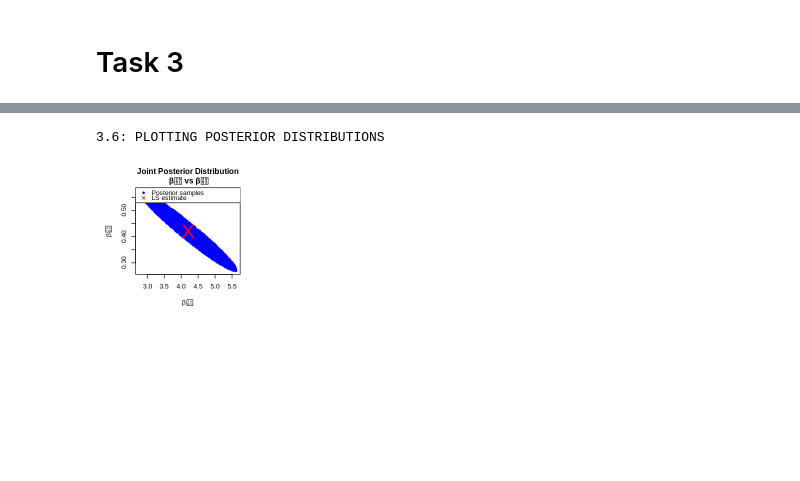
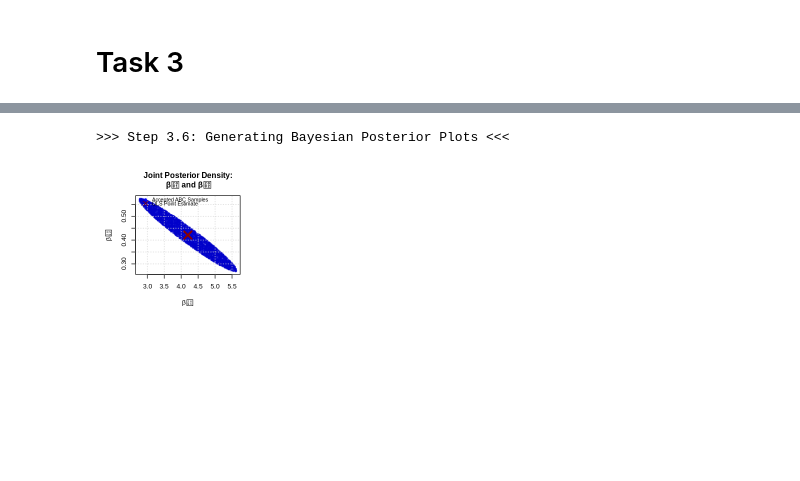
Before and after one commit to Rbimochan/Modeling-blood-glucose-, a Jupyter notebook: R-code/FINAL-Project.ipynb, the cells around one changed output, grey strips where cells are left out. Cells and saved outputs as stored; diff of their text form; code cells hidden in the pictures.

```diff
--- a/R-code/FINAL-Project.ipynb
+++ b/R-code/FINAL-Project.ipynb
@@ -468,39 +541,37 @@ Variables created: y_pred_1..5 and residuals_1..5
 # ==============================================================================
 
 # --- 1. Calculate RSS ---
-# We calculate RSS for each model and store in a vector.
-# Also assigning to individual variables (RSS_1, RSS_2...) as requested.
-rss_values <- numeric(length(models))
+# Using 'analysis_collection' as defined in previous cells
+rss_values <- numeric(length(analysis_collection))
 
-for (i in seq_along(models)) {
+for (i in seq_along(analysis_collection)) {
   # Calculate RSS: Sum of squared residuals
-  current_rss <- sum(residuals(models[[i]])^2)
+  current_rss <- sum(residuals(analysis_collection[[i]])^2)
   rss_values[i] <- current_rss
 
-  # Backward compatibility variables
+  # Backward compatibility variables (RSS_1, RSS_2, etc.)
   assign(paste0("RSS_", i), current_rss)
 }
 
 # --- 2. Display RSS Results ---
 cat("\n--- Residual Sum of Squares (RSS) ---\n")
 for (i in seq_along(rss_values)) {
-  # Improve readability with comma separation for large numbers
   formatted_rss <- format(rss_values[i], scientific = TRUE, big.mark = ",")
   cat(sprintf("RSS for Model %d: %s\n", i, formatted_rss))
 }
 
 # --- 3. Visualize RSS Comparison ---
 options(repr.plot.width = 8, repr.plot.height = 5)
-barplot(rss_values,
+bp <- barplot(rss_values,
         names.arg = paste("Model", 1:5),
         main = "RSS Comparison (Lower is Better)",
         ylab = "Residual Sum of Squares",
         col = "#69b3a2",
         border = NA,
-        ylim = c(0, max(rss_values) * 1.1)) # Add headroom for labels
+        ylim = c(0, max(rss_values) * 1.2))
 
 # Add value labels on top of bars for clarity
-text(x = seq(0.7, 5.5, length.out = 5),
+text(x = bp,
      y = rss_values,
      labels = round(rss_values, 0),
      pos = 3,
@@ -1251,19 +1374,42 @@ Posterior correlation: -0.9672
 # %%
-#4 plot posterior distribution
-cat("3.6: PLOTTING POSTERIOR DISTRIBUTIONS\n")
-cat( "\n\n")
+# ==============================================================================
+# SECTION 3.6: VISUALIZING POSTERIOR DISTRIBUTIONS (JOINT DENSITY)
+# ==============================================================================
 
-par(mfrow=c(2, 3), mar=c(5, 5, 3, 2))
+cat(">>> Step 3.6: Generating Bayesian Posterior Plots <<<\n\n")
 
-# Plot 1: Joint posterior
-plot(posterior_theta1, posterior_theta2,
-     main=paste('Joint Posterior Distribution\n', top_2_names[1], 'vs', top_2_names[2]),
-     xlab=top_2_names[1], ylab=top_2_names[2],
-     col=rgb(0, 0, 1, 0.5), pch=20, cex=0.8)
-points(top_2_params[1], top_2_params[2], col='red', pch='X', cex=3, lwd=3)
-grid(TRUE, col='gray')
-legend('topleft', c('Posterior samples', 'LS estimate'),
-       col=c('blue', 'red'), pch=c(20, 4))
+# --- 1. Configure the Graphical Environment ---
+# Creating a multi-panel layout for comprehensive diagnostic display
+par(mfrow=c(2, 3), mar=c(5, 5, 4, 2))
+
+# --- 2. Construct the Joint Posterior Scatter Plot ---
+# Visualizing the relationship and density overlap between the top two parameters
+plot(post_p1_vals, post_p2_vals,
+     main=paste("Joint Posterior Density:\n", top_2_names[1], "and", top_2_names[2]),
+     xlab=top_2_names[1],
+     ylab=top_2_names[2],
+     col=rgb(0, 0, 0.8, 0.4), # Translucent blue to show sample density
+     pch=20,
+     cex=0.6)
+
+# --- 3. Overlay the Frequentist Reference Point ---
+# Marking the original Training Set LS Estimate for comparison
+points(top_2_params[1], top_2_params[2],
+       col='darkred',
+       pch=4,       # 'X' symbol for the LS benchmark
+       cex=2.5,
+       lwd=3)
+
+# --- 4. Refine Plot Aesthetics ---
+grid(nx = NULL, ny = NULL, col = "lightgray", lty = "dotted")
+
+legend("topright",
+       legend = c("Accepted ABC Samples", "OLS Point Estimate"),
+       col = c("blue", "darkred"),
+       pch = c(20, 4),
+       pt.cex = c(1, 1.5),
+       bty = "n",
+       cex = 0.8)
 # %% [output]
-3.6: PLOTTING POSTERIOR DISTRIBUTIONS
+>>> Step 3.6: Generating Bayesian Posterior Plots <<<
-[figure, old version]
+[figure, new version]
```
Also changed, not shown: parts of 40 cells of this notebook, 35 other files.
